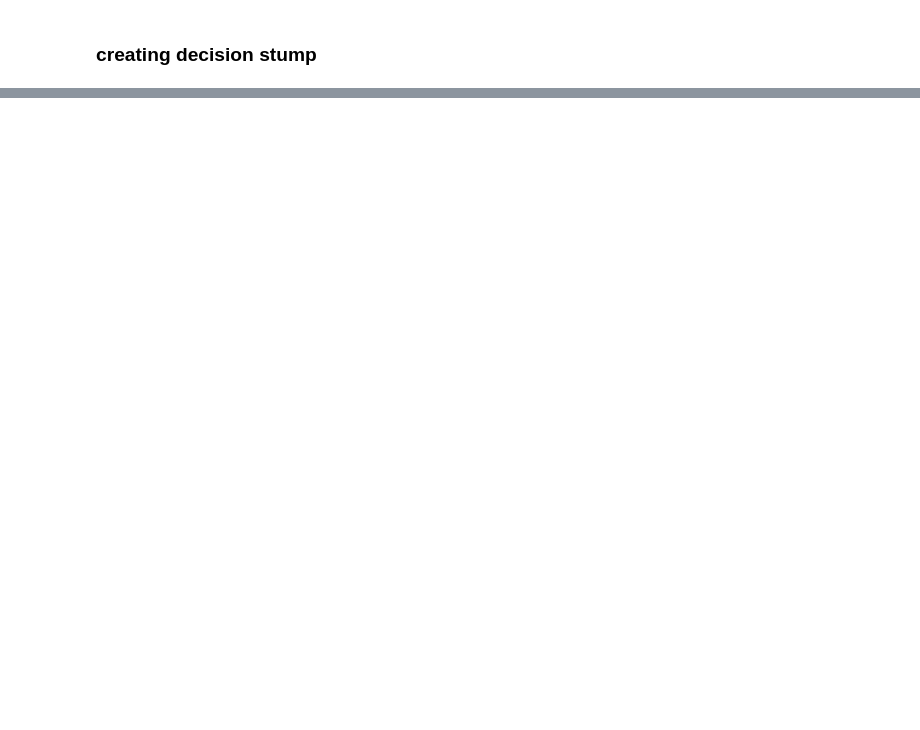
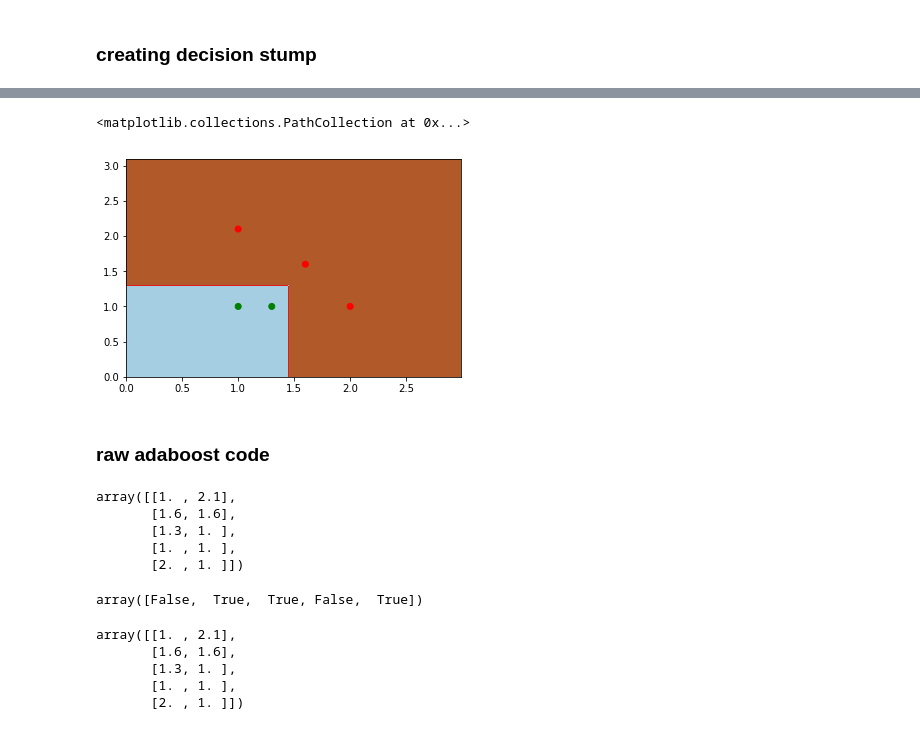
Before and after one commit to NianLi71/MLinAction_MyCodes, a Jupyter notebook: chapter_7_AdaBoost/src7.ipynb, the cells around one changed output, grey strips where cells are left out. Saved outputs shown, nothing was run; the diff lists cells and outputs as text; code cells hidden in the pictures; blank space fills up the shorter version.

```diff
--- a/chapter_7_AdaBoost/src7.ipynb
+++ b/chapter_7_AdaBoost/src7.ipynb
@@ -24,0 +37,4 @@ plt.scatter(dataset[:, 0], dataset[:,1])
+# %%
+X = dataset
+y = labels
+bdt.fit(X, y)
@@ -24,0 +82,6 @@ plt.scatter(dataset[:, 0], dataset[:,1])
+# %%
+plot_step = 0.01
+x_min, x_max = X[:, 0].min() - 1, X[:, 0].max() + 1
+y_min, y_max = X[:, 1].min() - 1, X[:, 1].max() + 1
+xx, yy = np.meshgrid(np.arange(x_min, x_max, plot_step),
+                     np.arange(y_min, y_max, plot_step))
@@ -24,0 +138,33 @@ plt.scatter(dataset[:, 0], dataset[:,1])
+# %%
+Z = bdt.predict(np.c_[xx.ravel(), yy.ravel()])
+Z = Z.reshape(xx.shape)
+cs = plt.contourf(xx, yy, Z, cmap=plt.cm.Paired)
+plt.scatter(X[:, 0], X[:,1],c=['r' if l == 1 else 'g' for l in y])
+# %% [output]
+<matplotlib.collections.PathCollection at 0x...>
+[figure, added]
+# %% [markdown]
+###  raw adaboost code
+# %%
+dataArr = dataset[:]
+dataArr
+# %% [output]
+array([[1. , 2.1],
+       [1.6, 1.6],
+       [1.3, 1. ],
+       [1. , 1. ],
+       [2. , 1. ]])
+# %%
+dataArr[:, 0] > 1
+# %% [output]
+array([False,  True,  True, False,  True])
+# %%
+# dataArr[dataArr[:, 0] > 1, 0] = 0
+# dataArr
+dataset
+# %% [output]
+array([[1. , 2.1],
+       [1.6, 1.6],
+       [1.3, 1. ],
+       [1. , 1. ],
+       [2. , 1. ]])
```
Also changed, not shown: parts of 60 cells of this notebook, 8 other files.
